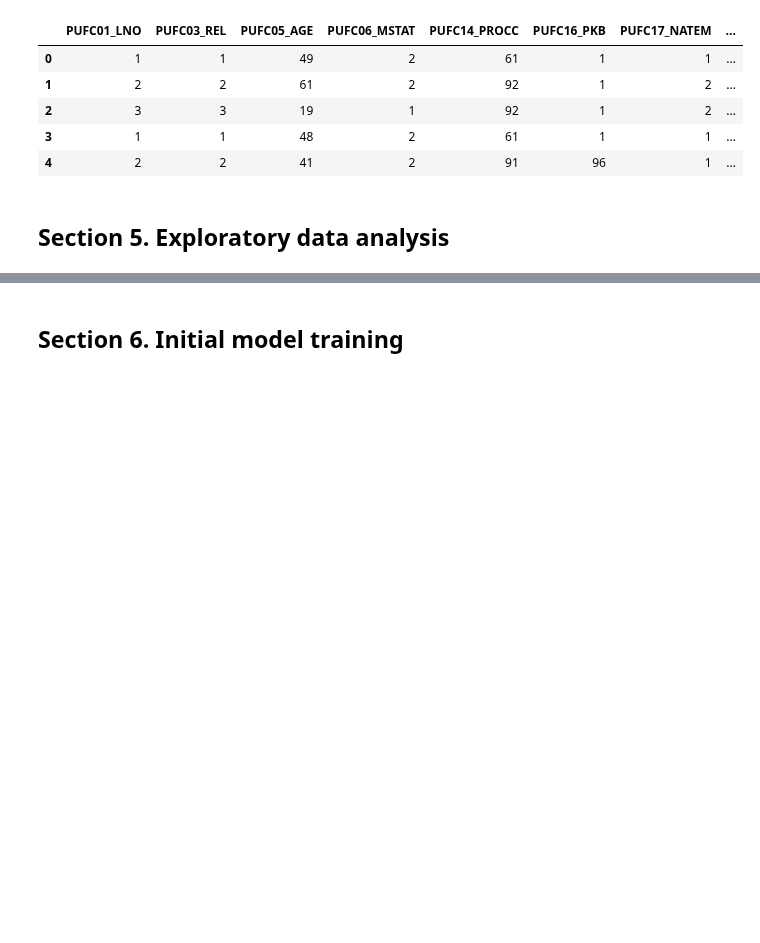
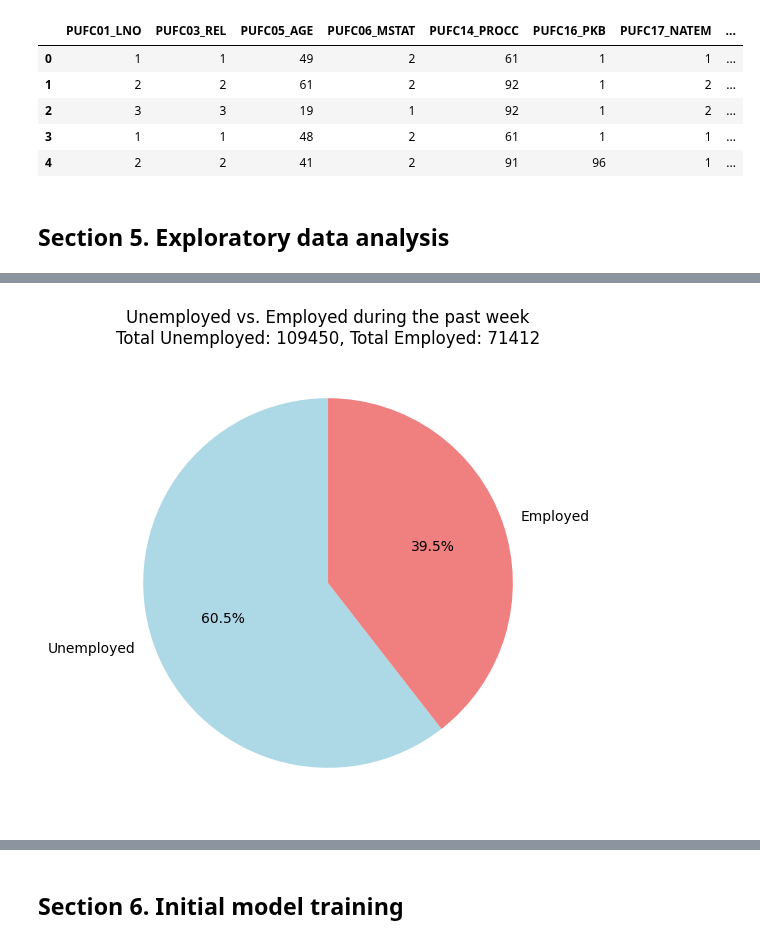
Before and after one commit to MatthewHeinz/STINTSY_MCO1, a Jupyter notebook: MCO1.ipynb, the cells around one changed output, grey strips where cells are left out. Drawn from its saved outputs; the diff is of its cells as text; code cells hidden in the pictures; blank space fills up the shorter version.

Commit message:
still working on EDA but Job-Seeking & Work Availability and Work History & Previous Employment is kinda sure
yeyey

```diff
--- a/MCO1.ipynb
+++ b/MCO1.ipynb
@@ -343,0 +352,17 @@ See the caveats in the documentation: https://pandas.pydata.org/pandas-docs/stab
+# %%
+#Pie chart of the Employment status of the household members during the past week
+employment_count = cleaned_selected_df["PUFC11_WORK"].value_counts()
+
+
+plt.figure(figsize=(6, 6))
+plt.pie(employment_count, labels=["Unemployed", "Employed"], autopct='%1.1f%%', colors=["lightblue", "lightcoral"], startangle=90)
+
+
+total_employed = employment_count.get(1, 0)
+total_unemployed = employment_count.get(2, 0)
+plt.title(f"Unemployed vs. Employed during the past week\nTotal Unemployed: {total_unemployed}, Total Employed: {total_employed}")
+
+
+plt.show()
+# %% [output]
+[figure, added]
```
Also changed, not shown: parts of 18 cells of this notebook.
